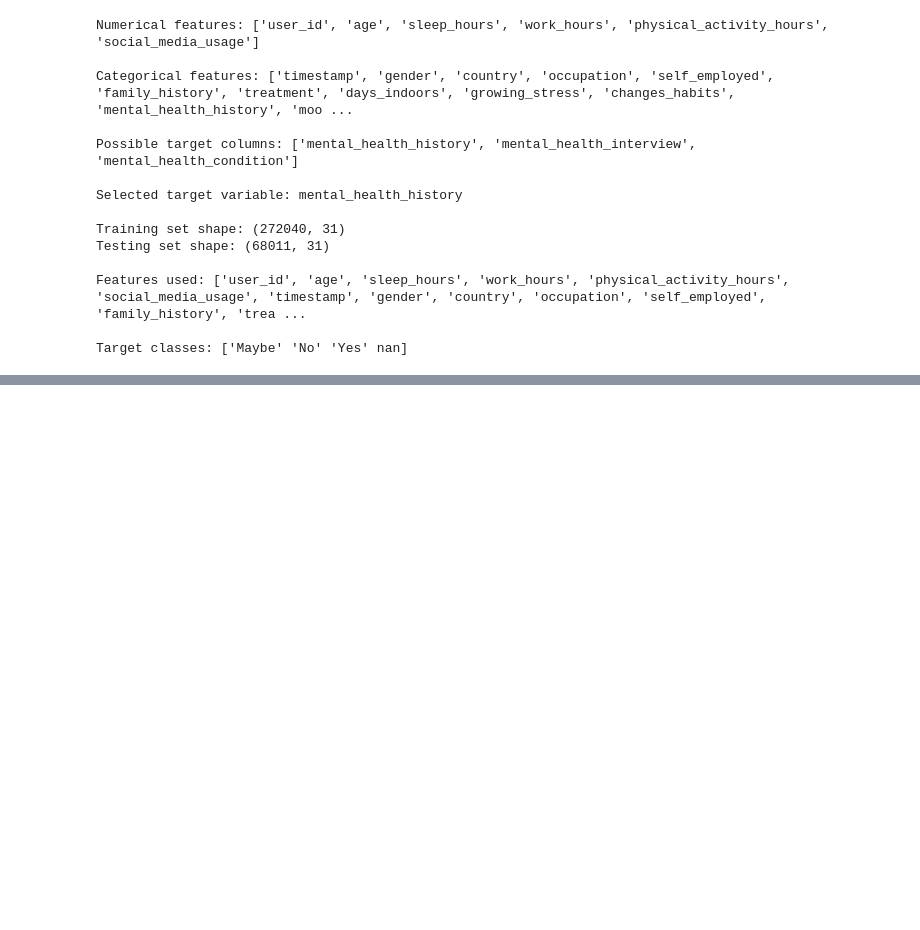
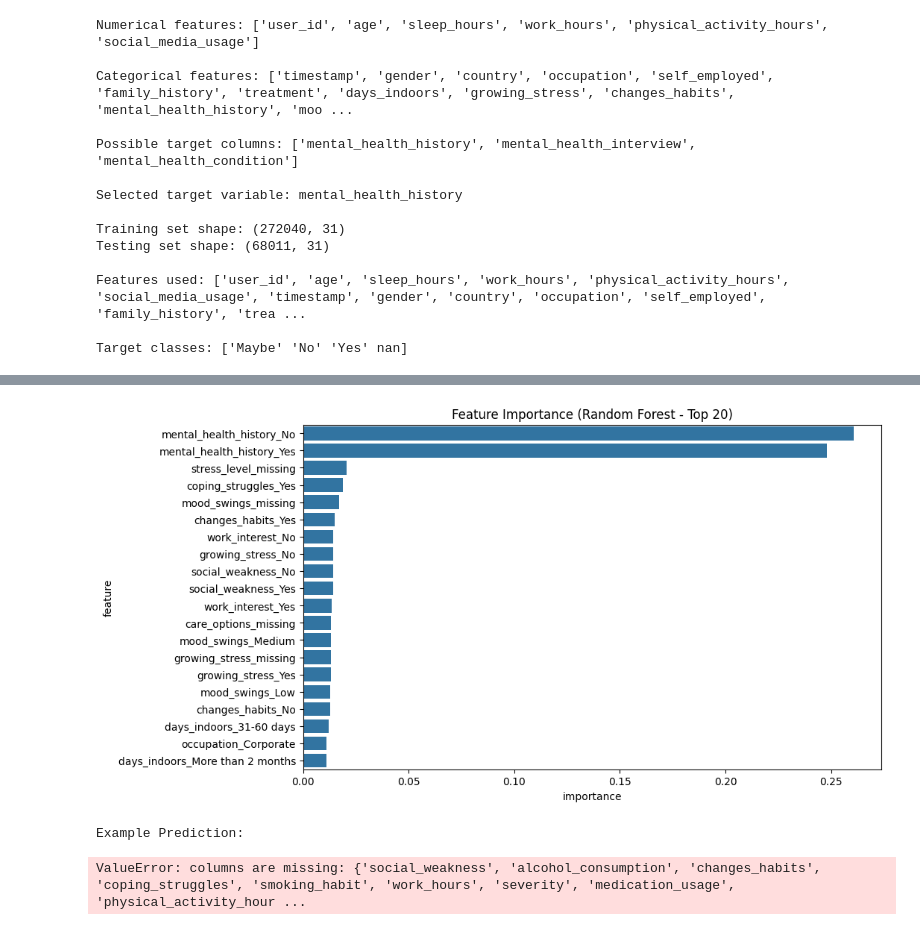
Before and after one commit to Shivambhatt2305/ML, a Jupyter notebook: ML_Project.ipynb, the cells around one changed output, grey strips where cells are left out. Drawn from its saved outputs; the diff is of its cells as text; code cells hidden in the pictures; blank space fills up the shorter version.

```diff
--- a/ML_Project.ipynb
+++ b/ML_Project.ipynb
@@ -288,17 +325,26 @@ NameError: name 'preprocessor' is not defined
 # %%
 # Feature Importance Analysis
 
+# Get feature names after preprocessing
+# The preprocessor has named steps for numerical and categorical features
+# We need to get the output feature names from the one-hot encoder
+numerical_feature_names = numerical_features
+categorical_feature_names = rf_model.named_steps['preprocessor'].transformers_[1][1].named_steps['onehot'].get_feature_names_out(categorical_features)
+
+# Combine all feature names
+all_feature_names = numerical_feature_names + list(categorical_feature_names)
+
 # Get feature importance from Random Forest
 feature_importance = pd.DataFrame({
-    'feature': numerical_features,
+    'feature': all_feature_names,
     'importance': rf_model.named_steps['classifier'].feature_importances_
 })
 feature_importance = feature_importance.sort_values('importance', ascending=False)
 
 # Plot feature importance
 plt.figure(figsize=(10, 6))
-sns.barplot(data=feature_importance, x='importance', y='feature')
-plt.title('Feature Importance (Random Forest)')
+sns.barplot(data=feature_importance.head(20), x='importance', y='feature') # Display top 20 features
+plt.title('Feature Importance (Random Forest - Top 20)')
 plt.show()
 
 # Create a prediction function for new data
@@ -313,33 +359,64 @@ def predict_mental_health(input_data):
     # Make prediction using the best model (assuming XGBoost performed better)
     prediction = xgb_model.predict(input_df)
     prediction_proba = xgb_model.predict_proba(input_df)
 
     # Get the predicted class label
     predicted_class = label_encoder.inverse_transform(prediction)[0]
 
     # Get prediction probabilities
     class_probabilities = dict(zip(label_encoder.classes_, prediction_proba[0]))
 
     return {
         'predicted_class': predicted_class,
         'probabilities': class_probabilities
     }
 
 # Save the best model
 joblib.dump(xgb_model, 'mental_health_model.joblib')
 joblib.dump(label_encoder, 'label_encoder.joblib')
 
 # Example of how to use the prediction function
 example_input = {
-    'Stress_Level': 7,
-    'Hours_Worked': 45,
+    'Stress_Level': 'High',
+    'Work_Hours': 45,
     'Sleep_Hours': 6,
-    # Add other relevant features based on your dataset
+    'Age': 30,
+    'Gender': 'Male',
+    'Country': 'United States',
+    'Occupation': 'Technology',
+    'self_employed': 'No',
+    'family_history': 'No',
+    'treatment': 'Yes',
+    'Days_Indoors': '1-14 days',
+    'Growing_Stress': 'Yes',
+    'Changes_Habits': 'No',
+    'Mental_Health_History': 'No',
+    'Mood_Swings': 'Medium',
+    'Coping_Struggles': 'No',
+    'Work_Interest': 'Yes',
+    'Social_Weakness': 'No',
+    'mental_health_interview': 'No',
+    'care_options': 'Yes',
+    'Mental_Health_Condition': 'Anxiety',
+    'Severity': 'Medium',
+    'Consultation_History': 'Yes',
+    'Physical_Activity_Hours': 5,
+    'Social_Media_Usage': 2.5,
+    'Diet_Quality': 'Healthy',
+    'Smoking_Habit': 'No',
+    'Alcohol_Consumption': 'Social Drinker',
+    'Medication_Usage': 'No',
+    'Timestamp': '8/27/2014 11:29' # Add a sample timestamp
+
 }
 
 print("\nExample Prediction:")
 result = predict_mental_health(example_input)
 print(f"Predicted Mental Health State: {result['predicted_class']}")
 print("\nProbabilities for each class:")
 for class_name, prob in result['probabilities'].items():
     print(f"{class_name}: {prob:.2f}")
+# %% [output]
+[figure, added]
+Example Prediction:
+ValueError: columns are missing: {'social_weakness', 'alcohol_consumption', 'changes_habits', 'coping_struggles', 'smoking_habit', 'work_hours', 'severity', 'medication_usage', 'physical_activity_hour ...
```
Also changed, not shown: parts of 2 cells of this notebook.
